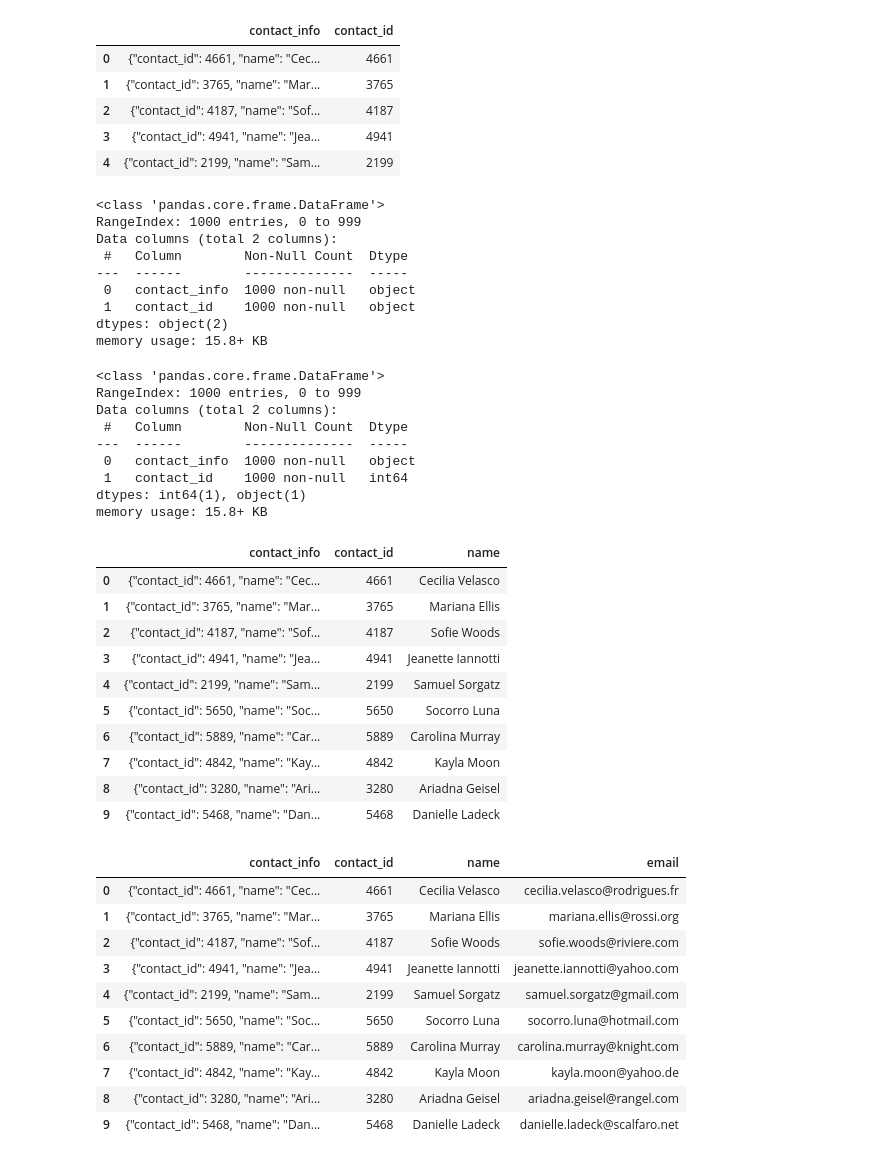
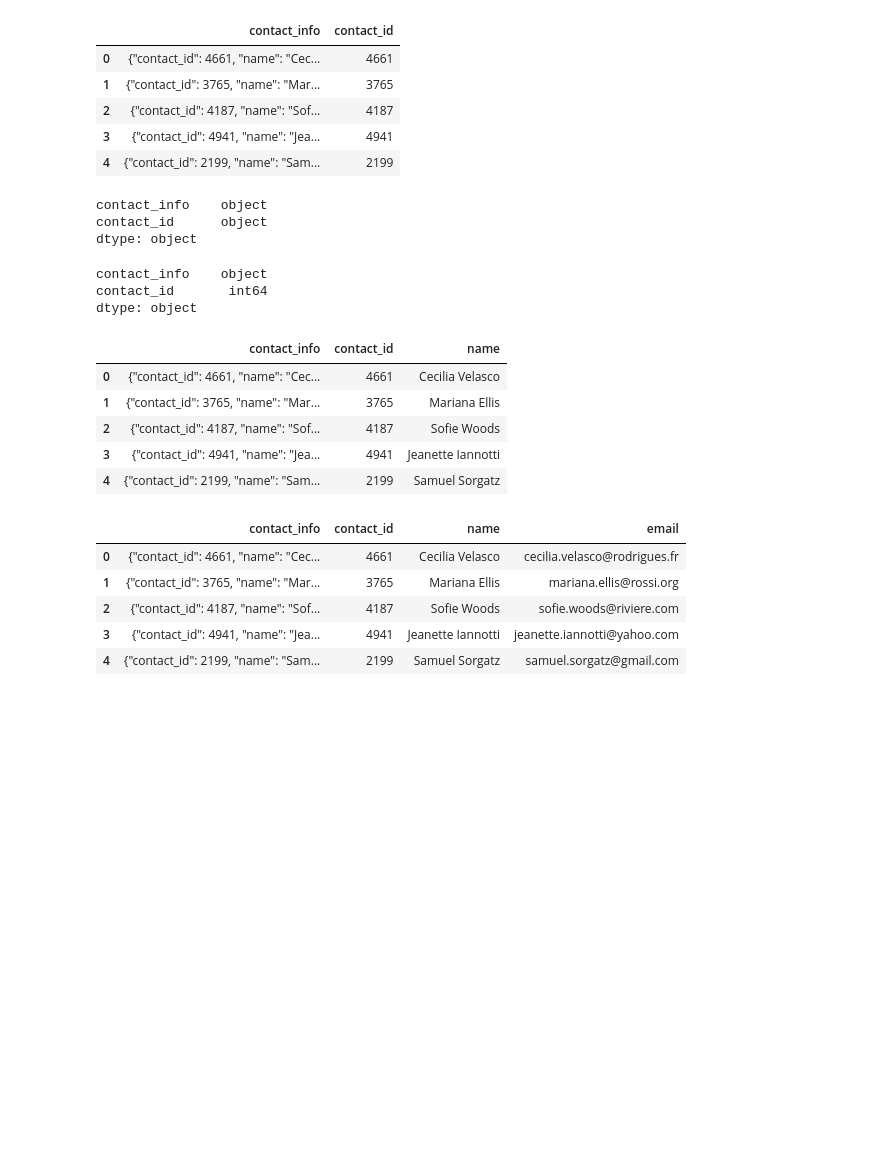
Before and after one commit to ryancmedina/Crowdfunding_ETL, a Jupyter notebook: ETL_Mini_Project_Starter_Code_RTN.ipynb, the cells around one changed output. Drawn from its saved outputs; the diff is of its cells as text; code cells hidden in the pictures; blank space fills up the shorter version.

```diff
--- a/ETL_Mini_Project_Starter_Code_RTN.ipynb
+++ b/ETL_Mini_Project_Starter_Code_RTN.ipynb
@@ -305,3 +305,7 @@ contact_info_df.head()
 Then export the DataFrame as a `contacts.csv` CSV file.
 # %% [markdown]
 ### Option 1: Use Pandas to create the contacts DataFrame.
+# %%
+contact_info_df.columns = contact_info_df.columns.str.strip()
+contact_info_df.columns = ['contact_info']
+contact_info_df.head()
@@ -404,6 +399,8 @@ contact_info_df_copy.head()
 | 4 | {"contact_id": 2199, "name": "Sam... |
 # %%
 # Extract the four-digit contact ID number.
+contact_info_df_copy['contact_id'] = contact_info_df_copy['contact_info'].str.extract(r'(\d{4})')
+contact_info_df_copy.head()
 # %% [output]
 |  | contact_info | contact_id |
 | 0 | {"contact_id": 4661, "name": "Cec... | 4661 |
@@ -413,30 +410,23 @@ contact_info_df_copy.head()
 | 4 | {"contact_id": 2199, "name": "Sam... | 2199 |
 # %%
 # Check the datatypes.
+contact_info_df_copy.dtypes
 # %% [output]
-<class 'pandas.core.frame.DataFrame'>
-RangeIndex: 1000 entries, 0 to 999
-Data columns (total 2 columns):
- #   Column        Non-Null Count  Dtype
----  ------        --------------  -----
- 0   contact_info  1000 non-null   object
- 1   contact_id    1000 non-null   object
-dtypes: object(2)
-memory usage: 15.8+ KB
+contact_info    object
+contact_id      object
+dtype: object
 # %%
 # Convert the "contact_id" column to an int64 data type.
+contact_info_df_copy = contact_info_df_copy.astype({'contact_id': np.int64})
+contact_info_df_copy.dtypes
 # %% [output]
-<class 'pandas.core.frame.DataFrame'>
-RangeIndex: 1000 entries, 0 to 999
-Data columns (total 2 columns):
- #   Column        Non-Null Count  Dtype
----  ------        --------------  -----
- 0   contact_info  1000 non-null   object
- 1   contact_id    1000 non-null   int64
-dtypes: int64(1), object(1)
-memory usage: 15.8+ KB
+contact_info    object
+contact_id       int64
+dtype: object
 # %%
 # Extract the name of the contact and add it to a new column.
+contact_info_df_copy['name'] = contact_info_df_copy['contact_info'].str.extract(r'"name":\s*"([^"]+)",')
+contact_info_df_copy.head()
 # %% [output]
 |  | contact_info | contact_id | name |
 | 0 | {"contact_id": 4661, "name": "Cec... | 4661 | Cecilia Velasco |
@@ -444,24 +434,16 @@ memory usage: 15.8+ KB
 | 2 | {"contact_id": 4187, "name": "Sof... | 4187 | Sofie Woods |
 | 3 | {"contact_id": 4941, "name": "Jea... | 4941 | Jeanette Iannotti |
 | 4 | {"contact_id": 2199, "name": "Sam... | 2199 | Samuel Sorgatz |
-| 5 | {"contact_id": 5650, "name": "Soc... | 5650 | Socorro Luna |
-| 6 | {"contact_id": 5889, "name": "Car... | 5889 | Carolina Murray |
-| 7 | {"contact_id": 4842, "name": "Kay... | 4842 | Kayla Moon |
-| 8 | {"contact_id": 3280, "name": "Ari... | 3280 | Ariadna Geisel |
-| 9 | {"contact_id": 5468, "name": "Dan... | 5468 | Danielle Ladeck |
 # %%
 # Extract the email from the contacts and add the values to a new column.
+contact_info_df_copy['email'] = contact_info_df_copy['contact_info'].str.extract(r'"email":\s*"([^"]+)"}')
+contact_info_df_copy.head()
 # %% [output]
 |  | contact_info | contact_id | name | email |
 | 0 | {"contact_id": 4661, "name": "Cec... | 4661 | Cecilia Velasco | cecilia.velasco@rodrigues.fr |
 | 1 | {"contact_id": 3765, "name": "Mar... | 3765 | Mariana Ellis | mariana.ellis@rossi.org |
 | 2 | {"contact_id": 4187, "name": "Sof... | 4187 | Sofie Woods | sofie.woods@riviere.com |
 | 3 | {"contact_id": 4941, "name": "Jea... | 4941 | Jeanette Iannotti | jeanette.iannotti@yahoo.com |
 | 4 | {"contact_id": 2199, "name": "Sam... | 2199 | Samuel Sorgatz | samuel.sorgatz@gmail.com |
-| 5 | {"contact_id": 5650, "name": "Soc... | 5650 | Socorro Luna | socorro.luna@hotmail.com |
-| 6 | {"contact_id": 5889, "name": "Car... | 5889 | Carolina Murray | carolina.murray@knight.com |
-| 7 | {"contact_id": 4842, "name": "Kay... | 4842 | Kayla Moon | kayla.moon@yahoo.de |
-| 8 | {"contact_id": 3280, "name": "Ari... | 3280 | Ariadna Geisel | ariadna.geisel@rangel.com |
-| 9 | {"contact_id": 5468, "name": "Dan... | 5468 | Danielle Ladeck | danielle.ladeck@scalfaro.net |
 # %%
 # Create a copy of the contact_info_df with the 'contact_id', 'name', 'email' columns.
```
Also changed, not shown: parts of 14 cells of this notebook.
